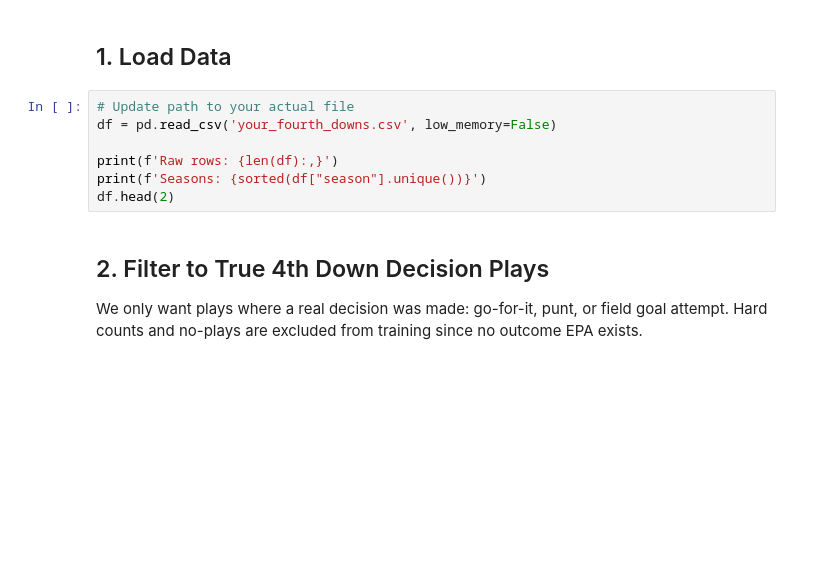
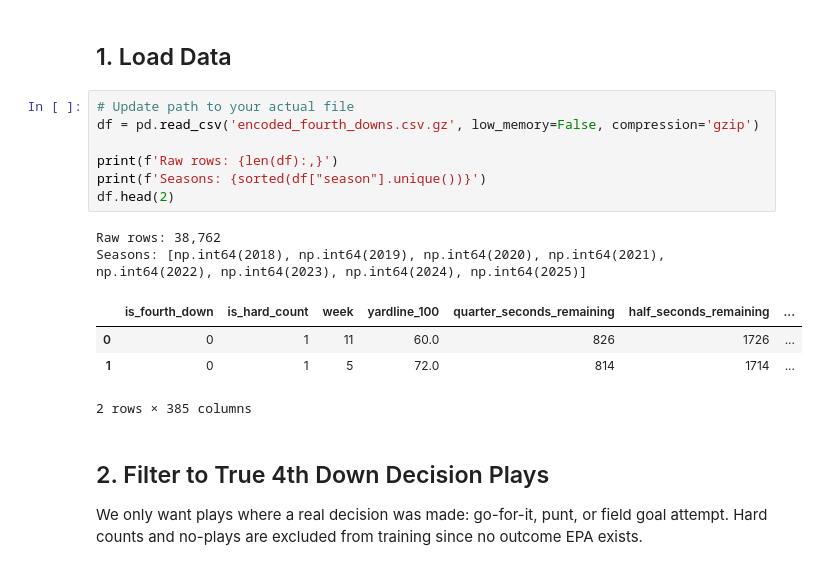
Before and after one commit to SU-IST707-SP26/group-project-team1, a Jupyter notebook: epa_model/epa_prescriptive_model.ipynb, the cells around one changed output. Saved outputs shown, nothing was run; the diff lists cells and outputs as text; blank space fills up the shorter version.

```diff
--- a/epa_model/epa_prescriptive_model.ipynb
+++ b/epa_model/epa_prescriptive_model.ipynb
@@ -36,11 +36,18 @@ Libraries loaded.
 ## 1. Load Data
 # %%
 # Update path to your actual file
-df = pd.read_csv('your_fourth_downs.csv', low_memory=False)
+df = pd.read_csv('encoded_fourth_downs.csv.gz', low_memory=False, compression='gzip')
 
 print(f'Raw rows: {len(df):,}')
 print(f'Seasons: {sorted(df["season"].unique())}')
 df.head(2)
+# %% [output]
+Raw rows: 38,762
+Seasons: [np.int64(2018), np.int64(2019), np.int64(2020), np.int64(2021), np.int64(2022), np.int64(2023), np.int64(2024), np.int64(2025)]
+|  | is_fourth_down | is_hard_count | week | yardline_100 | quarter_seconds_remaining | half_seconds_remaining | ... |
+| 0 | 0 | 1 | 11 | 60.0 | 826 | 1726 | ... |
+| 1 | 0 | 1 | 5 | 72.0 | 814 | 1714 | ... |
+2 rows × 385 columns
 # %% [markdown]
 ## 2. Filter to True 4th Down Decision Plays
 
```
Also changed, not shown: parts of 16 cells of this notebook.
